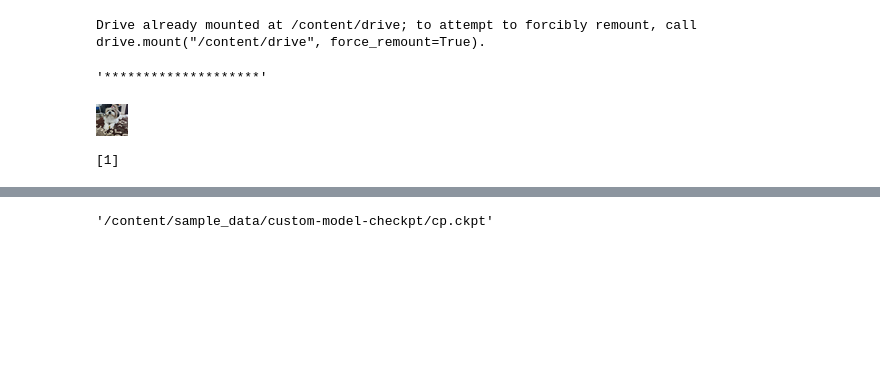
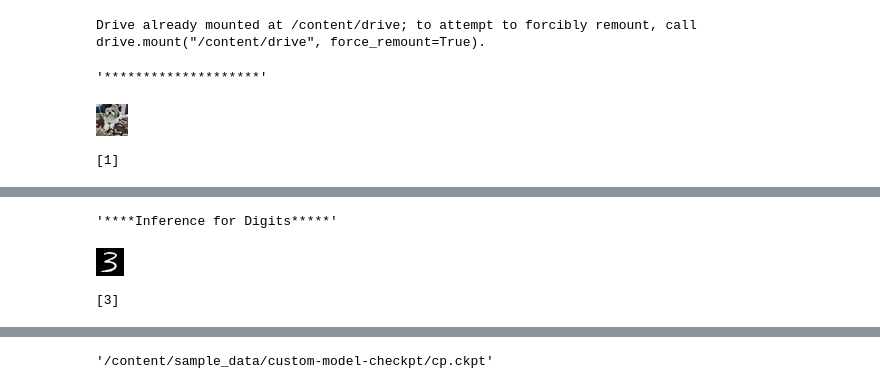
Before and after one commit to sulata2/Vino, a Jupyter notebook: CIFAR Keras.ipynb, the cells around one changed output, grey strips where cells are left out. Cells and saved outputs as stored; diff of their text form; code cells hidden in the pictures; blank space fills up the shorter version.

```diff
--- a/CIFAR Keras.ipynb
+++ b/CIFAR Keras.ipynb
@@ -635,3 +671,28 @@ Epoch 2/2
+# %%
+#from keras.utils.vis_utils import plot_model
+#plot_model(model, to_file='model_plot.png', show_shapes=True, show_layer_names=True)
+# predicting for random image
+IMAGE_WIDTH = 28
+IMAGE_HEIGHT = 28
+img = Image.open("/content/sample_data/img_10.jpg")
+img.load()
+img = img.resize((IMAGE_WIDTH,IMAGE_HEIGHT),Image.ANTIALIAS)
+
+x = image.img_to_array(img)
+#compute a bit-wise inversion so black becomes white and vice versa
+##x = np.invert(x)
+#convert to a 4D tensor to feed into our model
+x = x.reshape(1,784).astype('float32') / 255
+##x = np.expand_dims(x, axis=0)
+##x = preprocess_input(x)
+preds = model.predict(x)
+display("****Inference for Digits*****")
+display(img)
+print(np.argmax(preds,axis=1))
+# %% [output]
+'****Inference for Digits*****'
+[figure, added]
+[3]
 # %%
 class Mymodel2(keras.Model):
   def __init__(self, num_classes = 10):
```
Also changed, not shown: parts of 20 cells of this notebook.
